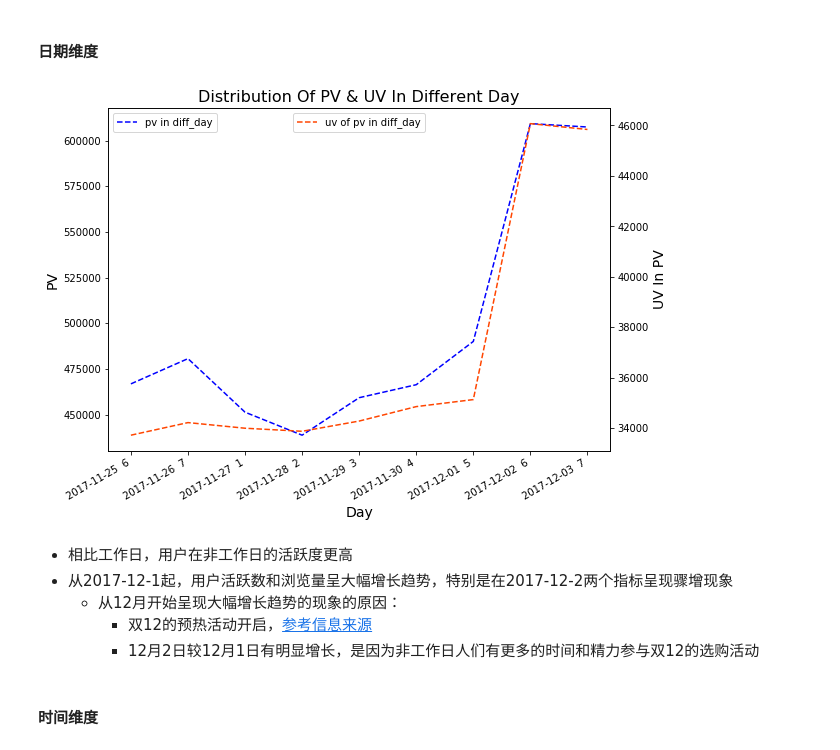
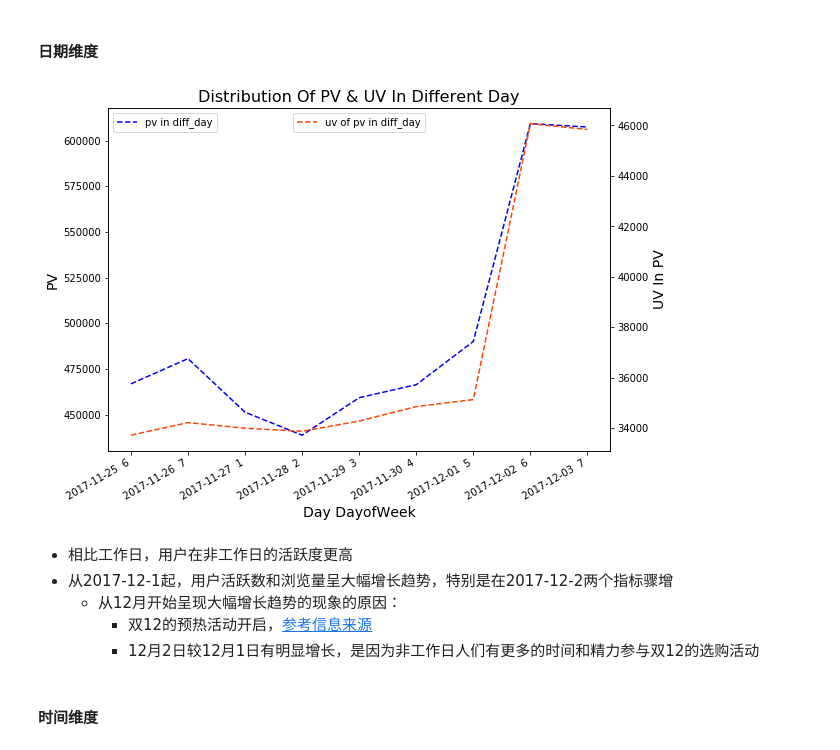
Before and after one commit to NovelAn/user-behavior-for-taobao, a Jupyter notebook: UserBehavior_Taobao_EDA.ipynb, the cells around one changed output. Drawn from its saved outputs; the diff is of its cells as text; code cells hidden in the pictures.

```diff
--- a/UserBehavior_Taobao_EDA.ipynb
+++ b/UserBehavior_Taobao_EDA.ipynb
@@ -239,32 +222,34 @@ rebuy_rate
 探索用户的行为模式，从时间日期、商品种类等因素探索用户的行为偏好和模式
 # %% [markdown]
 ### 日期时间维度
+# %%
+pv_log = valid_df[['UserID','BehaviorType','Date','DayofWeek','Hour']].query('BehaviorType == "pv"')
 # %% [markdown]
 #### 日期维度
 # %%
-total_pv_day = valid_df.query('BehaviorType == "pv"').groupby(['Date','DayofWeek'])['UserID'].count()
-total_uv_day = valid_df.query('BehaviorType == "pv"').groupby(['Date','DayofWeek'])['UserID'].nunique()
+total_pv_day = pv_log.groupby(['Date','DayofWeek'])['UserID'].count()
+total_uv_day = pv_log.query('BehaviorType == "pv"').groupby(['Date','DayofWeek'])['UserID'].nunique()
 # %%
 ticklabels = [(str(date)+'  '+str(dayofweek)) for date,dayofweek in total_pv_day.index]
 # %%
 fig,ax1 = plt.subplots(figsize=(9,7))
 ax1.plot(total_pv_day.values,c='blue',ls='--',lw=1.5,markersize=6,label='pv in diff_day')
 ax1.set_xticks(np.arange(len(ticklabels)))
 ax1.set_xticklabels(ticklabels)
 ax2 = ax1.twinx()
 ax2.plot(total_uv_day.values,c='orangered',ls='--',lw=1.5,markersize=6,label='uv of pv in diff_day')
-ax1.set_xlabel('Day',size=14)
+ax1.set_xlabel('Day DayofWeek',size=14)
 ax1.set_ylabel('PV',size=14)
 ax2.set_ylabel('UV In PV',size=14)
 ax1.set_title('Distribution Of PV & UV In Different Day',size=16)
 ax1.legend(loc=2)
 ax2.legend(loc=9)
 fig.autofmt_xdate();
 # %% [output]
-[figure, old version]
+[figure, new version]
 # %% [markdown]
 - 相比工作日，用户在非工作日的活跃度更高
-- 从2017-12-1起，用户活跃数和浏览量呈大幅增长趋势，特别是在2017-12-2两个指标呈现骤增现象
+- 从2017-12-1起，用户活跃数和浏览量呈大幅增长趋势，特别是在2017-12-2两个指标骤增
     - 从12月开始呈现大幅增长趋势的现象的原因：
         - 双12的预热活动开启，[参考信息来源](https://soft.shouji.com.cn/news/1495.html)
         - 12月2日较12月1日有明显增长，是因为非工作日人们有更多的时间和精力参与双12的选购活动
```
Also changed, not shown: parts of 12 cells of this notebook, 13 other files.
